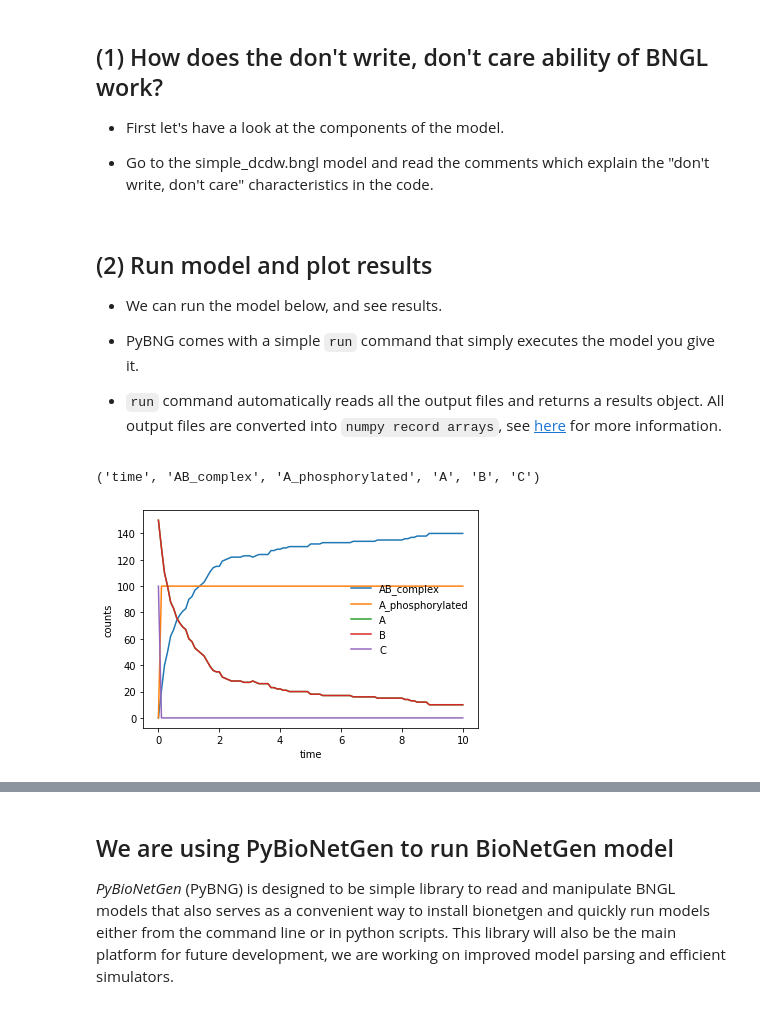
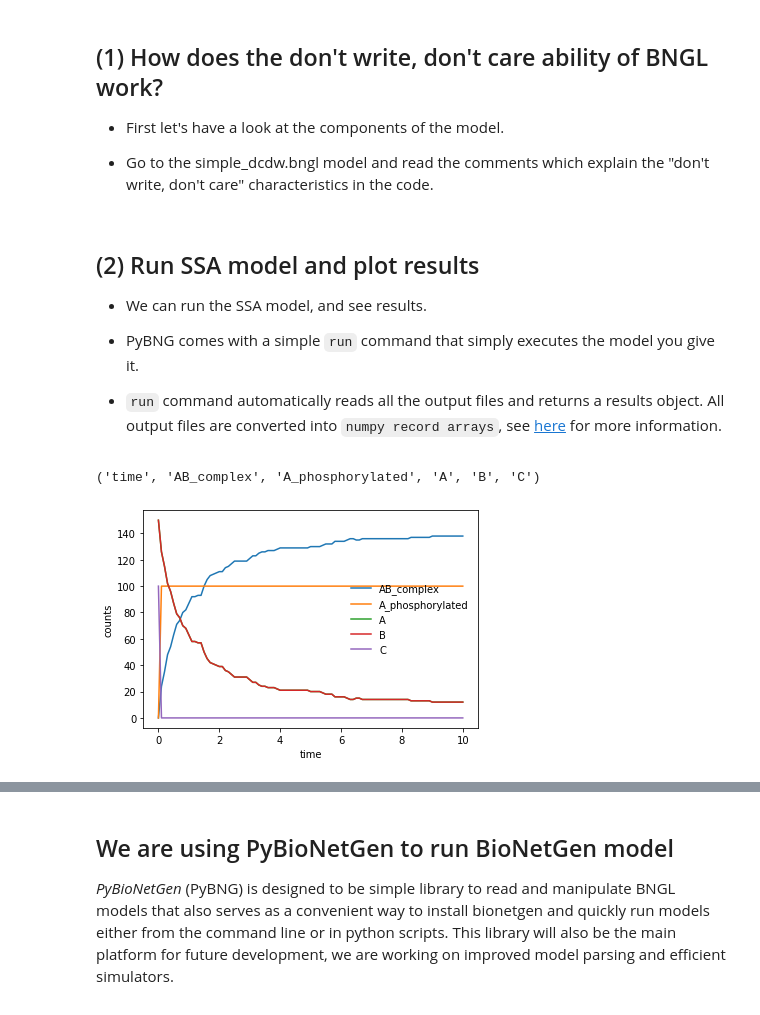
Before and after one commit to Susana465/Dontcaredontwrite_bngl_example, a Jupyter notebook: PyBNG.ipynb, the cells around one changed output, grey strips where cells are left out. Saved outputs shown, nothing was run; the diff lists cells and outputs as text; code cells hidden in the pictures.

Commit message:
added ode vs ssa
Added ODE vs SSA model files, which are the same model just the type of simulation changes. I also adjusted for this in the notebook instructions.

```diff
--- a/PyBNG.ipynb
+++ b/PyBNG.ipynb
@@ -14,34 +14,34 @@ from scipy.optimize import minimize
 
 - Go to the simple_dcdw.bngl model and read the comments which explain the "don't write, don't care" characteristics in the code.
 # %% [markdown]
-## (2) Run model and plot results
+## (2) Run SSA model and plot results
 
-- We can run the model below, and see results.
+- We can run the  SSA model, and see results.
 
 - PyBNG comes with a simple `run` command that simply executes the model you give it.
 
 - `run` command automatically reads all the output files and returns a results object. All output files are converted into `numpy record arrays`, see [here](https://numpy.org/doc/stable/reference/generated/numpy.recarray.html) for more information.
 # %%
 # change file name here (if running your own code):
-file_to_run = "simple_dcdw.bngl"
+file_to_run = "ssa_simple_dcdw.bngl"
 
 
 # don't change anything after this
 
 # this command runs the model in a temporary folder which is removed after execution is done
 r = pybng.run(file_to_run, suppress=True)[0]
 
 print(r.dtype.names) # this will print the names of the observables
 # now we can loop over each observable name and plot them
 for name in r.dtype.names:
     # we don't want to plot time
     if name != "time":
         # plot the observable values over time
         plt.plot(r['time'], r[name], label=name)
 # label everything
 plt.xlabel("time")
 plt.ylabel("counts")
 _ = plt.legend(frameon=False)
 # %% [output]
 ('time', 'AB_complex', 'A_phosphorylated', 'A', 'B', 'C')
-[figure, old version]
+[figure, new version]
```
Also changed, not shown: parts of 2 cells of this notebook, 2 other files.
